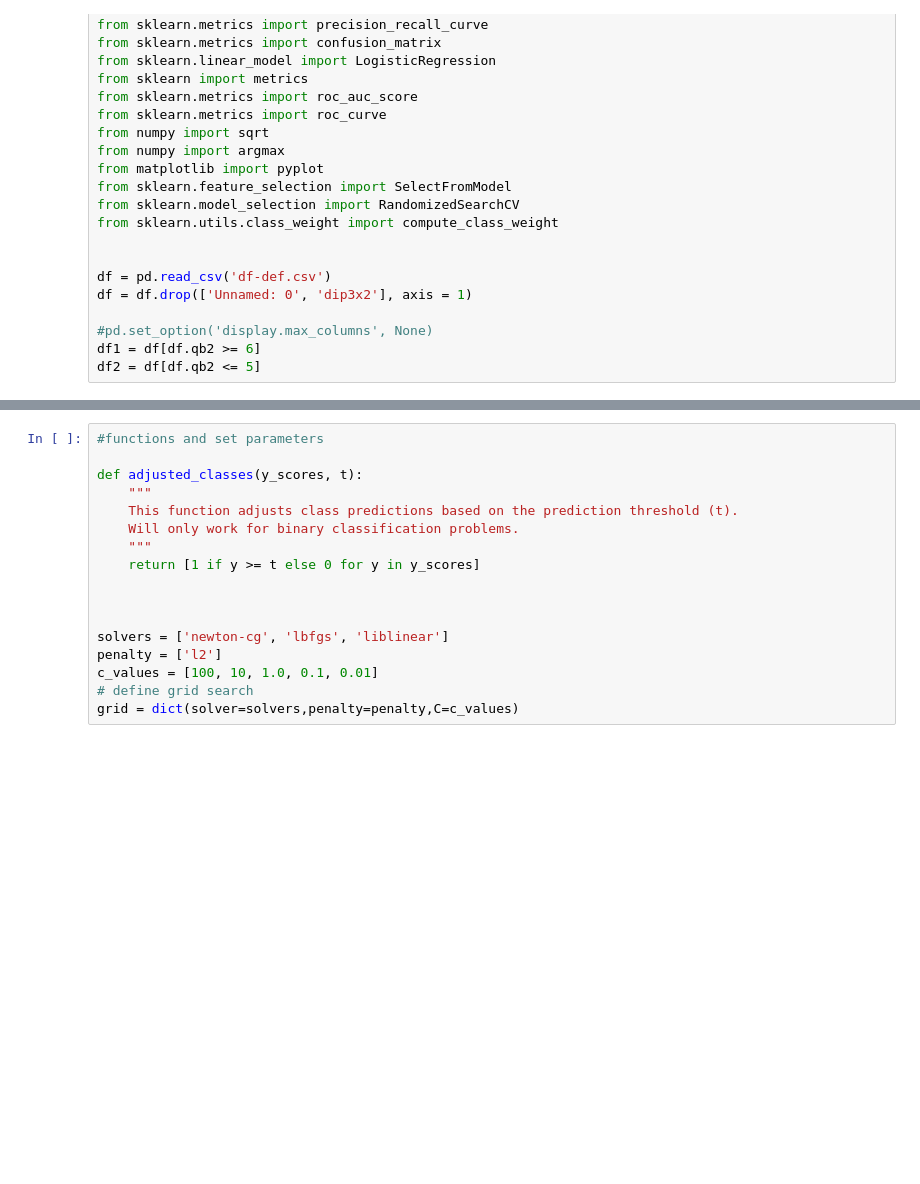
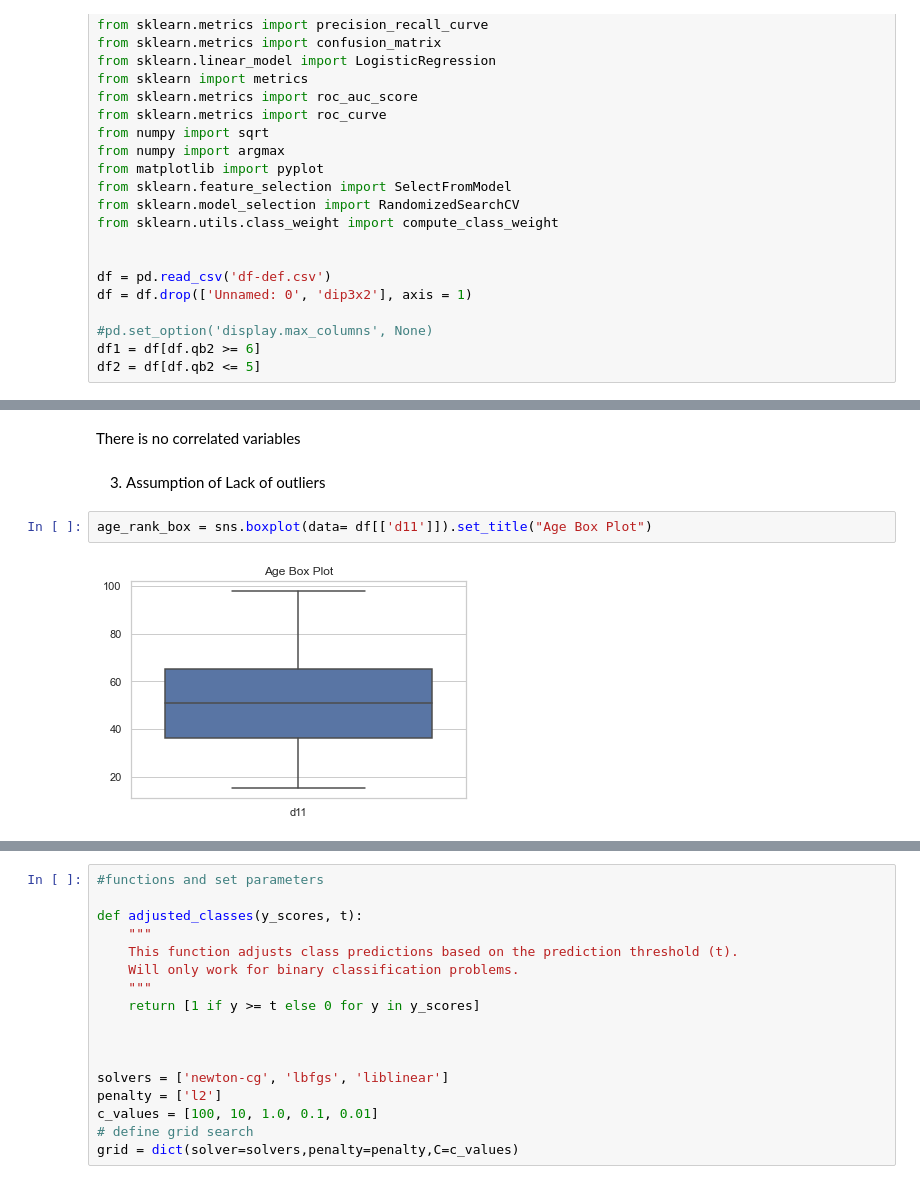
Before and after one commit to claudiagiuspoli/pro-environmental-behaviour, a Jupyter notebook: logistic regression.ipynb, the cells around one changed output, grey strips where cells are left out. Drawn from its saved outputs; the diff is of its cells as text; blank space fills up the shorter version.

```diff
--- a/logistic regression.ipynb
+++ b/logistic regression.ipynb
@@ -45,0 +74,8 @@ df2 = df[df.qb2 <= 5]
+# %% [markdown]
+There is no correlated variables
+# %% [markdown]
+3. Assumption of Lack of outliers
+# %%
+age_rank_box = sns.boxplot(data= df[['d11']]).set_title("Age Box Plot")
+# %% [output]
+[figure, added]
```
Also changed, not shown: parts of 9 cells of this notebook, 4 other files.
